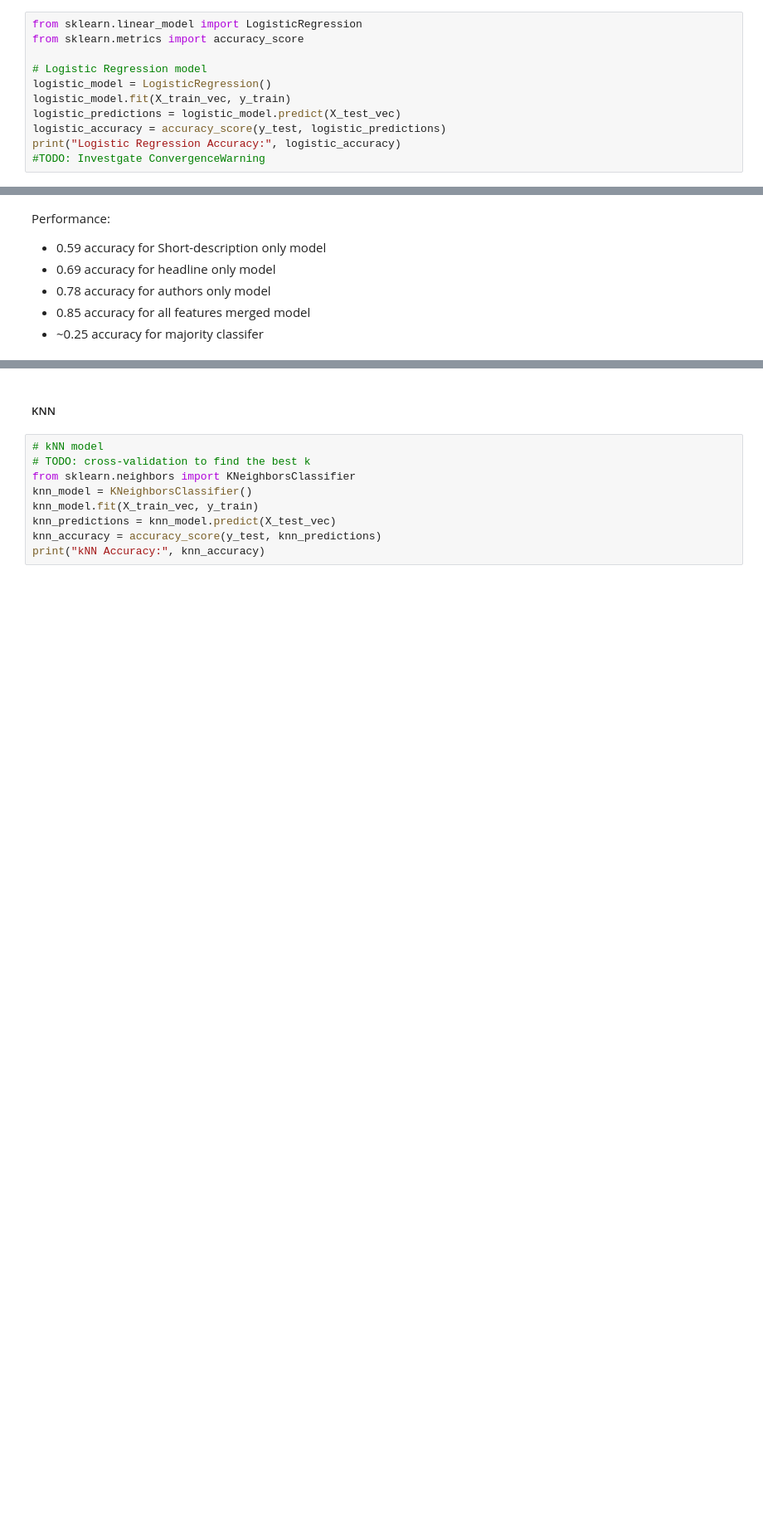
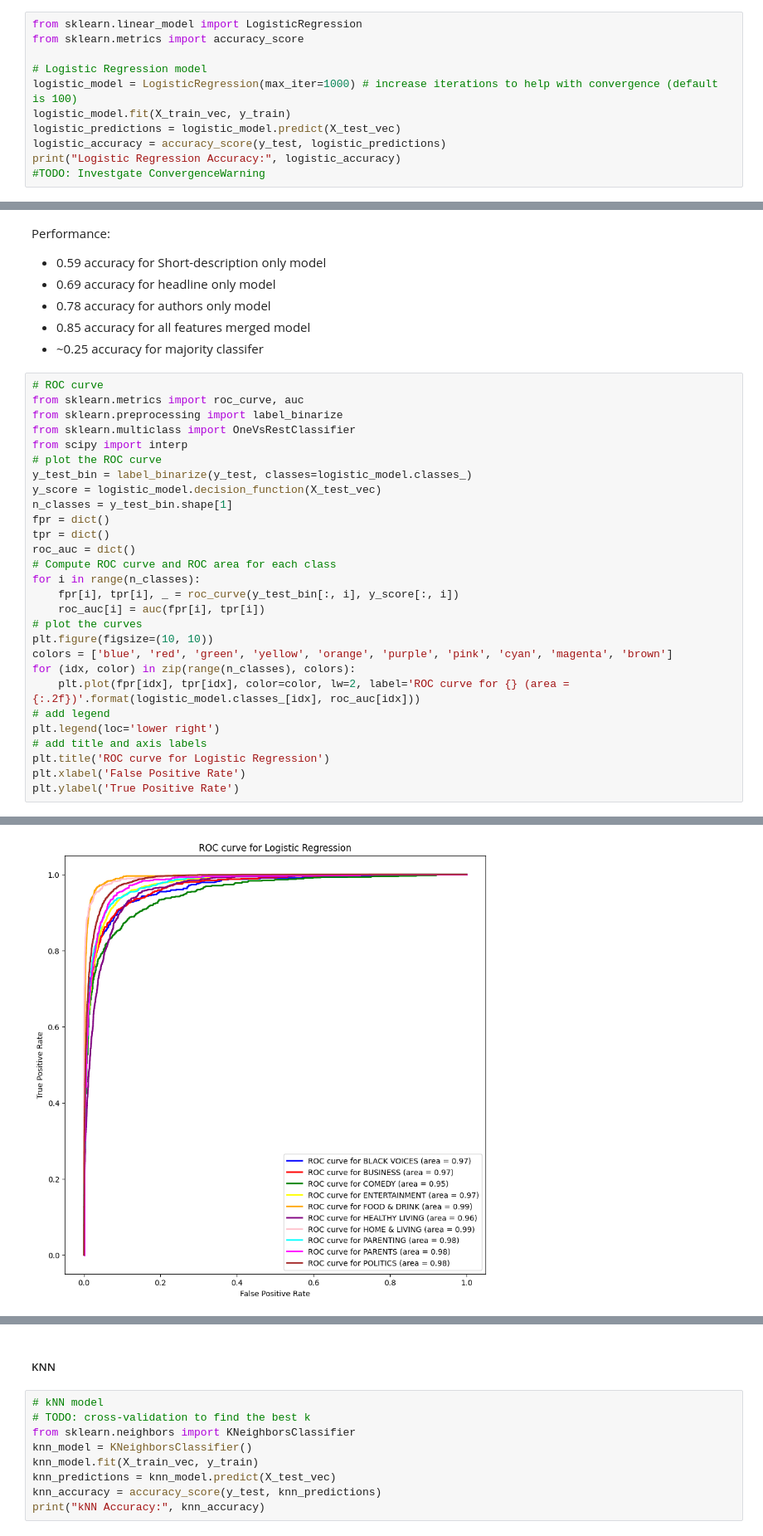
Before and after one commit to benjordan98/intelligent_sys_assignment2, a Jupyter notebook: code.ipynb, the cells around one changed output, grey strips where cells are left out. Shown at 83% size. Saved outputs shown, nothing was run; the diff lists cells and outputs as text; blank space fills up the shorter version.

```diff
--- a/code.ipynb
+++ b/code.ipynb
@@ -579,7 +579,7 @@ from sklearn.linear_model import LogisticRegression
 from sklearn.metrics import accuracy_score
 
 # Logistic Regression model
-logistic_model = LogisticRegression()
+logistic_model = LogisticRegression(max_iter=1000) # increase iterations to help with convergence (default is 100)
 logistic_model.fit(X_train_vec, y_train)
 logistic_predictions = logistic_model.predict(X_test_vec)
 logistic_accuracy = accuracy_score(y_test, logistic_predictions)
@@ -601,3 +616,32 @@ Performance:
 - 0.78 accuracy for authors only model
 - 0.85 accuracy for all features merged model
 - ~0.25 accuracy for majority classifer
+# %%
+# ROC curve
+from sklearn.metrics import roc_curve, auc
+from sklearn.preprocessing import label_binarize
+from sklearn.multiclass import OneVsRestClassifier
+from scipy import interp
+# plot the ROC curve
+y_test_bin = label_binarize(y_test, classes=logistic_model.classes_)
+y_score = logistic_model.decision_function(X_test_vec)
+n_classes = y_test_bin.shape[1]
+fpr = dict()
+tpr = dict()
+roc_auc = dict()
+# Compute ROC curve and ROC area for each class
+for i in range(n_classes):
+    fpr[i], tpr[i], _ = roc_curve(y_test_bin[:, i], y_score[:, i])
+    roc_auc[i] = auc(fpr[i], tpr[i])
+# plot the curves
+plt.figure(figsize=(10, 10))
+colors = ['blue', 'red', 'green', 'yellow', 'orange', 'purple', 'pink', 'cyan', 'magenta', 'brown']
+for (idx, color) in zip(range(n_classes), colors):
+    plt.plot(fpr[idx], tpr[idx], color=color, lw=2, label='ROC curve for {} (area = {:.2f})'.format(logistic_model.classes_[idx], roc_auc[idx]))
+# add legend
+plt.legend(loc='lower right')
+# add title and axis labels
+plt.title('ROC curve for Logistic Regression')
+plt.xlabel('False Positive Rate')
+plt.ylabel('True Positive Rate')
+# %% [output]
@@ -603,0 +649 @@ Performance:
+[figure, added]
```
Also changed, not shown: parts of 4 cells of this notebook.
